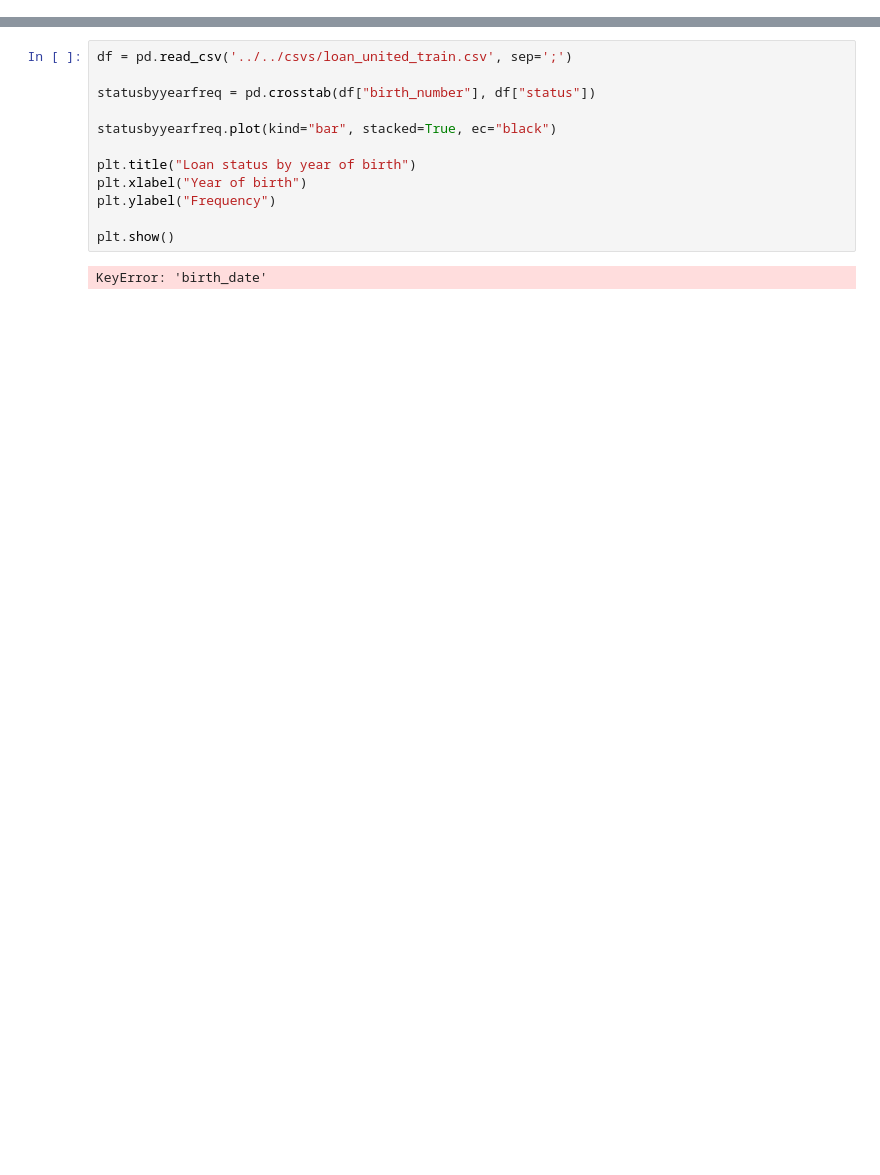
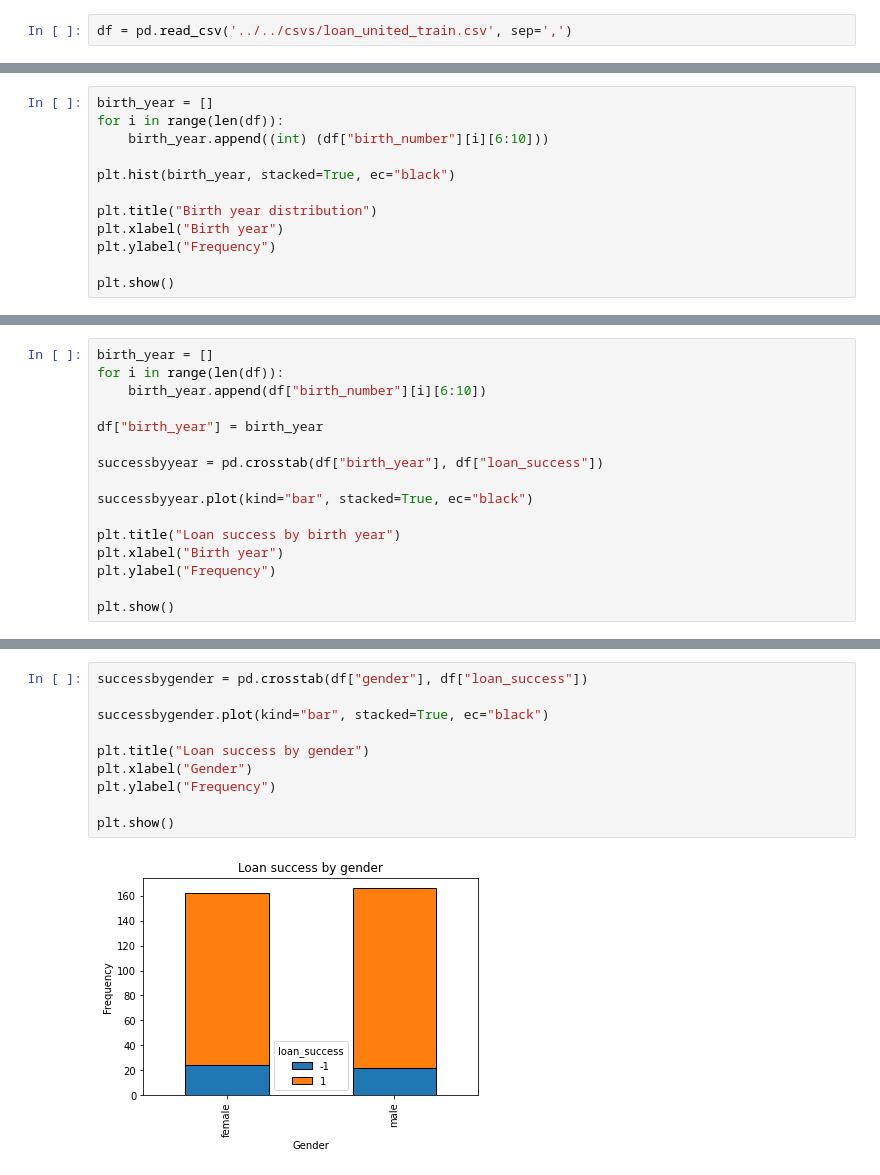
Before and after one commit to biam05/ac-feup, a Jupyter notebook: jupyters/henrique/graphs.ipynb, the cells around one changed output, grey strips where cells are left out. Cells and saved outputs as stored; diff of their text form; blank space fills up the shorter version.

Commit message:
Add: graphs and intro

```diff
--- a/jupyters/henrique/graphs.ipynb
+++ b/jupyters/henrique/graphs.ipynb
@@ -4,0 +13,2 @@ import matplotlib.pyplot as plt
+# %%
+df = pd.read_csv('../../csvs/loan_united_train.csv', sep=',')
@@ -4,0 +31,12 @@ import matplotlib.pyplot as plt
+# %%
+birth_year = []
+for i in range(len(df)):
+    birth_year.append((int) (df["birth_number"][i][6:10]))
+
+plt.hist(birth_year, stacked=True, ec="black")
+
+plt.title("Birth year distribution")
+plt.xlabel("Birth year")
+plt.ylabel("Frequency")
+
+plt.show()
@@ -4,0 +51,16 @@ import matplotlib.pyplot as plt
+# %%
+birth_year = []
+for i in range(len(df)):
+    birth_year.append(df["birth_number"][i][6:10])
+
+df["birth_year"] = birth_year
+
+successbyyear = pd.crosstab(df["birth_year"], df["loan_success"])
+
+successbyyear.plot(kind="bar", stacked=True, ec="black")
+
+plt.title("Loan success by birth year")
+plt.xlabel("Birth year")
+plt.ylabel("Frequency")
+
+plt.show()
@@ -5,14 +105,12 @@ import matplotlib.pyplot as plt
 # %%
-df = pd.read_csv('../../csvs/loan_united_train.csv', sep=';')
+successbygender = pd.crosstab(df["gender"], df["loan_success"])
 
-statusbyyearfreq = pd.crosstab(df["birth_number"], df["status"])
+successbygender.plot(kind="bar", stacked=True, ec="black")
 
-statusbyyearfreq.plot(kind="bar", stacked=True, ec="black")
-
-plt.title("Loan status by year of birth")
-plt.xlabel("Year of birth")
+plt.title("Loan success by gender")
+plt.xlabel("Gender")
 plt.ylabel("Frequency")
 
 plt.show()
 # %% [output]
-KeyError: 'birth_date'
+[figure, added]
```
Also changed, not shown: parts of 18 cells of this notebook, 1 other file.
